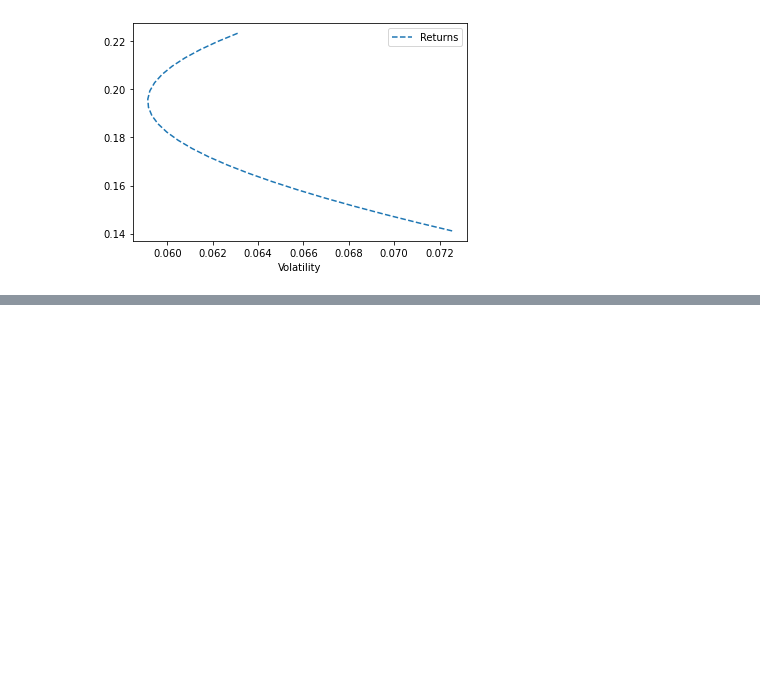
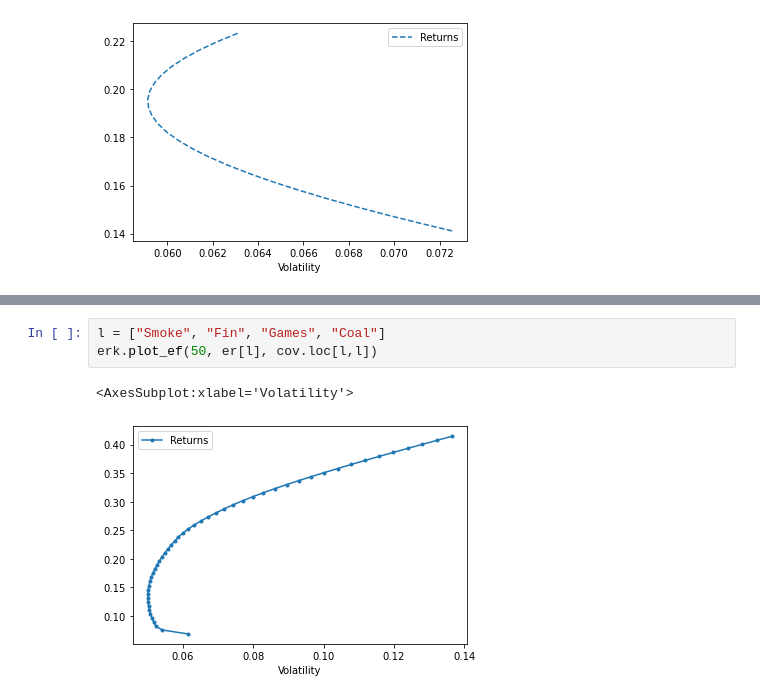
Before and after one commit to feteti/RiskManagement, a Jupyter notebook: Introduction_to_Portfolio_Construction_and _Analysis_with_Python/Week2/EfficientFrontier.ipynb, the cells around one changed output, grey strips where cells are left out. Drawn from its saved outputs; the diff is of its cells as text; blank space fills up the shorter version.

```diff
--- a/Introduction_to_Portfolio_Construction_and _Analysis_with_Python/Week2/EfficientFrontier.ipynb
+++ b/Introduction_to_Portfolio_Construction_and _Analysis_with_Python/Week2/EfficientFrontier.ipynb
@@ -226,0 +299,6 @@ erk.
+# %%
+l = ["Smoke", "Fin", "Games", "Coal"]
+erk.plot_ef(50, er[l], cov.loc[l,l])
+# %% [output]
+<AxesSubplot:xlabel='Volatility'>
+[figure, added]
```
Also changed, not shown: parts of 10 cells of this notebook, 4 other files.
